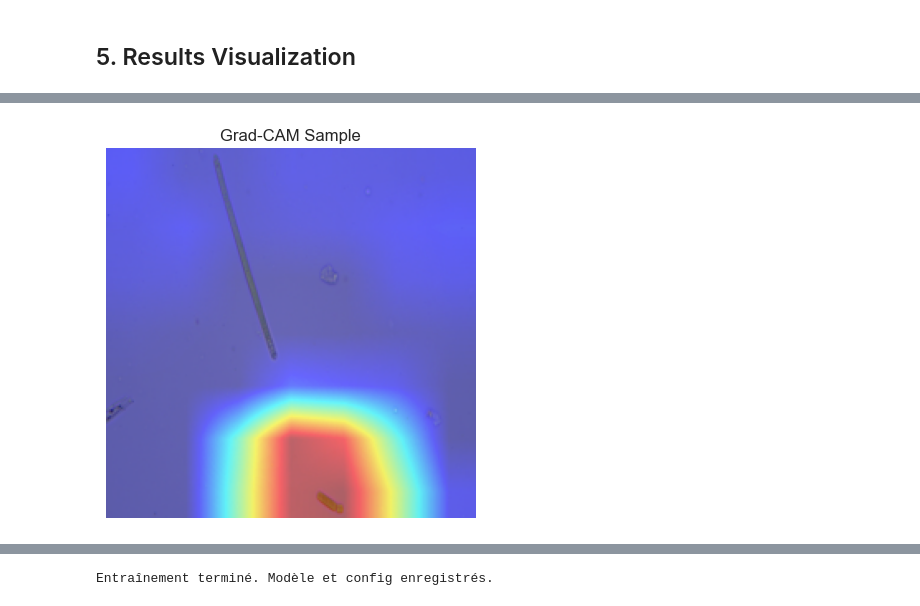
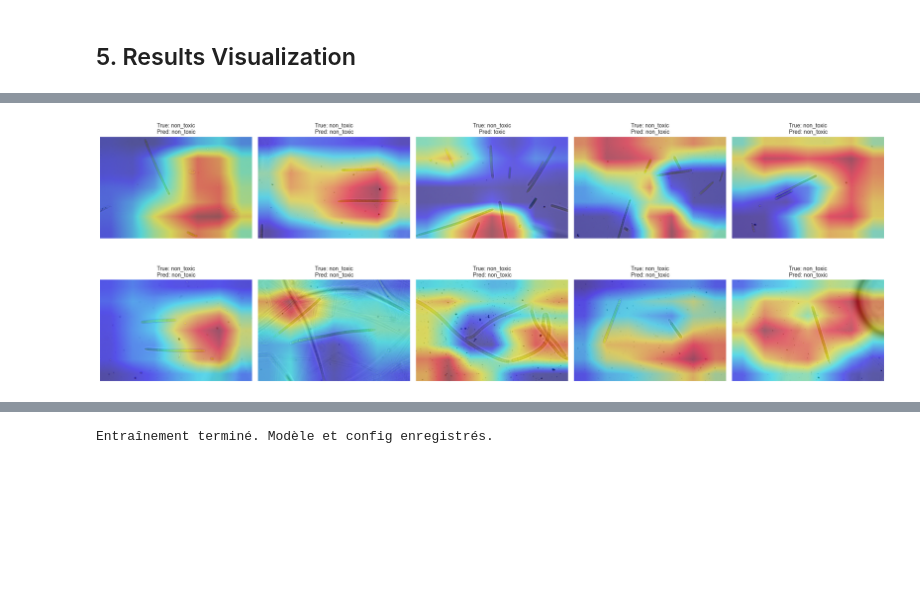
Before and after one commit to Tiits/microcoleus-project, a Jupyter notebook: notebooks/06_finetune_resnet18_cross-validation.ipynb, the cells around one changed output, grey strips where cells are left out. Drawn from its saved outputs; the diff is of its cells as text; code cells hidden in the pictures; blank space fills up the shorter version.

```diff
--- a/notebooks/06_finetune_resnet18_cross-validation.ipynb
+++ b/notebooks/06_finetune_resnet18_cross-validation.ipynb
@@ -314,39 +312,75 @@ weighted avg       0.91      0.91      0.91       117
 # %%
-# Cellule 14 (corrigée) : inversion de la normalisation pour Grad-CAM
-
 # Récupérer mean et std depuis la config
 mean = data_cfg['normalization']['mean']
 std  = data_cfg['normalization']['std']
 
-def unnormalize(tensor, mean, std):
-    """
-    Inverse la normalisation inplace sur un tenseur C×H×W.
-    """
-    for c, (m, s) in enumerate(zip(mean, std)):
-        tensor[c].mul_(s).add_(m)
-    return tensor
+# Transformations pour la visualisation
+vis_transform = transforms.Compose([
+    transforms.Resize(tuple(data_cfg['resize'])),
+    transforms.ToTensor(),
+    transforms.Normalize(mean=mean, std=std)
+])
 
 # Préparer GradCAM
-target_layers = [model.layer4[-1]]
-cam = GradCAM(model=model, target_layers=target_layers)
+# on cible la dernière convolution de layer4
+target_layer = model.layer4[-1]
+cam_extractor = GradCAM(model=model, target_layers=[target_layer])
 
-# Prendre un batch de validation
-inputs_sample, _ = next(iter(val_loader))
-input_tensor = inputs_sample[0].unsqueeze(0).to(device)
+# Nombre d'images à afficher
+n_display = 10
+n_cols = 5
+n_rows = math.ceil(n_display / n_cols)
 
-# Créer l'image RGB non normalisée pour l'affichage
-unnorm = unnormalize(inputs_sample[0].clone(), mean, std)
-rgb_img = unnorm.permute(1, 2, 0).cpu().numpy()
-rgb_img = np.clip(rgb_img, 0.0, 1.0).astype(np.float32)
+fig, axes = plt.subplots(n_rows, n_cols,
+                         figsize=(n_cols * 4, n_rows * 4),
+                         dpi=100)
+axes = axes.flatten()
 
-# Calculer et afficher le cam
-grayscale_cam = cam(input_tensor=input_tensor)[0]
-cam_image = show_cam_on_image(rgb_img, grayscale_cam, use_rgb=True)
+# On utilise val_subset défini précédemment (Subset sur ImageFolder)
+classes = val_subset.dataset.classes
 
-plt.figure()
-plt.imshow(cam_image)
-plt.axis('off')
-plt.title('Grad-CAM Sample')
-plt.savefig(os.path.join(FIG_OUT, f"{run_id}_gradcam.png"), dpi=300)
+for idx in range(n_display):
+    ax = axes[idx]
+
+    # Récupérer le chemin et le label vrai
+    sample_idx = val_subset.indices[idx]
+    img_path, true_label = val_subset.dataset.samples[sample_idx]
+    orig_img = Image.open(img_path).convert('RGB')
+    W, H = orig_img.size
+
+    # Préparer l'image d'entrée
+    orig_resized = transforms.Resize(tuple(data_cfg['resize']))(orig_img)
+    input_tensor = vis_transform(orig_resized).unsqueeze(0).to(device)
+
+    # Prédiction du modèle
+    outputs = model(input_tensor)
+    pred_label = outputs.argmax(dim=1).item()
+
+    # Calcul du Grad-CAM
+    grayscale_cam = cam_extractor(input_tensor=input_tensor)[0]
+
+    # Redimensionner la carte sur l'image originale
+    cam_img = Image.fromarray((grayscale_cam * 255).astype(np.uint8))
+    cam_img = cam_img.resize((W, H), resample=Image.BILINEAR)
+    cam_resized = np.array(cam_img, dtype=np.float32) / 255.0
+
+    # Superposer la carte sur l'image originale
+    rgb_orig = np.array(orig_img, dtype=np.float32) / 255.0
+    cam_on_image = show_cam_on_image(rgb_orig, cam_resized, use_rgb=True)
+
+    ax.imshow(cam_on_image)
+    ax.set_title(f"True: {classes[true_label]}\nPred: {classes[pred_label]}", fontsize=10)
+    ax.axis('off')
+
+# Cacher les axes restants
+for ax in axes[n_display:]:
+    ax.axis('off')
+
+plt.tight_layout()
+
+# Sauvegarde de la figure
+fig_path = os.path.join(FIG_OUT, f"{run_id}_gradcam_batch.png")
+plt.savefig(fig_path, dpi=300)
+print("Images sauvegardées dans :", fig_path)
 plt.show()
 # %% [output]
@@ -353,2 +388,2 @@ plt.show()
-[figure, old version]
+[figure, new version]
 # %% [markdown]
```
Also changed, not shown: parts of 14 cells of this notebook, 1 other file.
